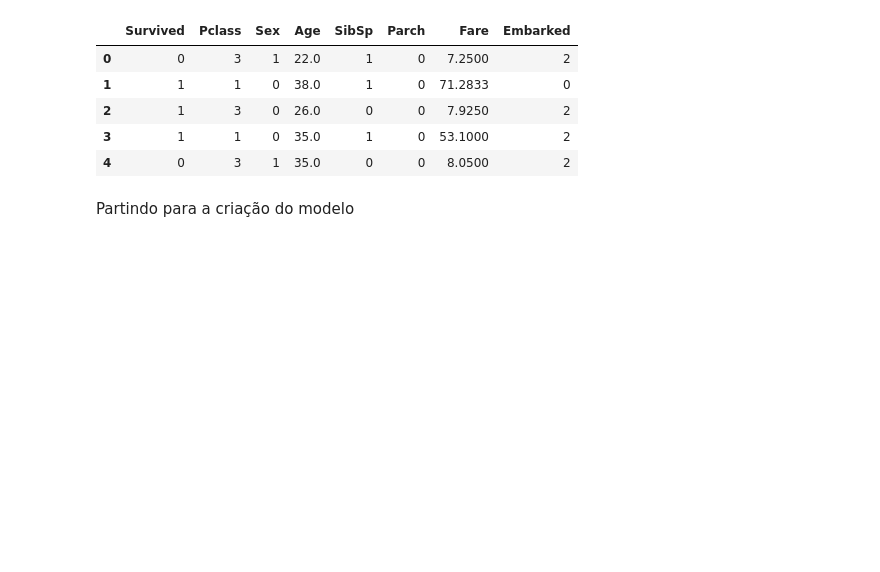
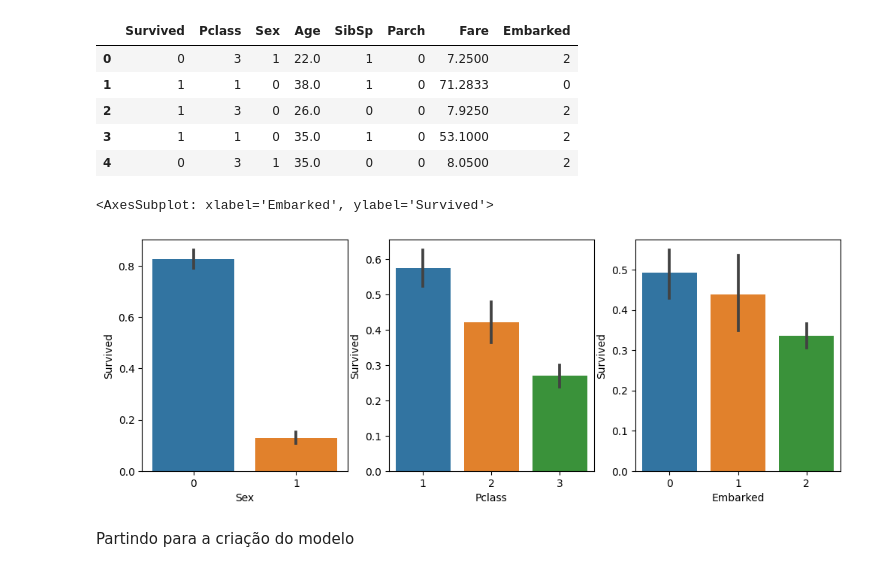
Before and after one commit to pedrodicati/titanic-datascience, a Jupyter notebook: titanic.ipynb, the cells around one changed output. Cells and saved outputs as stored; diff of their text form; code cells hidden in the pictures; blank space fills up the shorter version.

```diff
--- a/titanic.ipynb
+++ b/titanic.ipynb
@@ -238,6 +236,15 @@ data.head()
 | 2 | 1 | 3 | 0 | 26.0 | 0 | 0 | 7.9250 | 2 |
 | 3 | 1 | 1 | 0 | 35.0 | 1 | 0 | 53.1000 | 2 |
 | 4 | 0 | 3 | 1 | 35.0 | 0 | 0 | 8.0500 | 2 |
+# %%
+fig, (axis1, axis2, axis3) = plt.subplots(1, 3, figsize=(12, 4))
+
+sns.barplot(data=data, x='Sex', y='Survived', ax=axis1)
+sns.barplot(data=data, x='Pclass', y='Survived', ax=axis2)
+sns.barplot(data=data, x='Embarked', y='Survived', ax=axis3)
+# %% [output]
+<AxesSubplot: xlabel='Embarked', ylabel='Survived'>
+[figure, added]
 # %% [markdown]
 Partindo para a criação do modelo
 # %%
```
Also changed, not shown: parts of 2 cells of this notebook.
